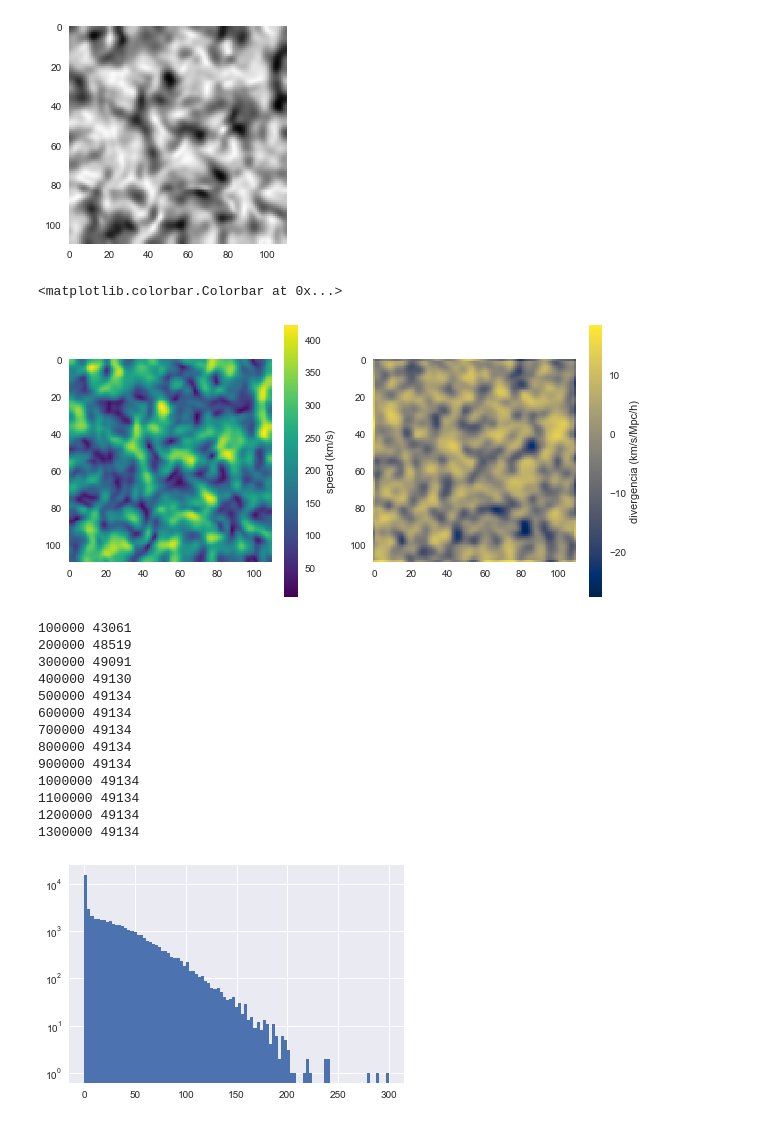
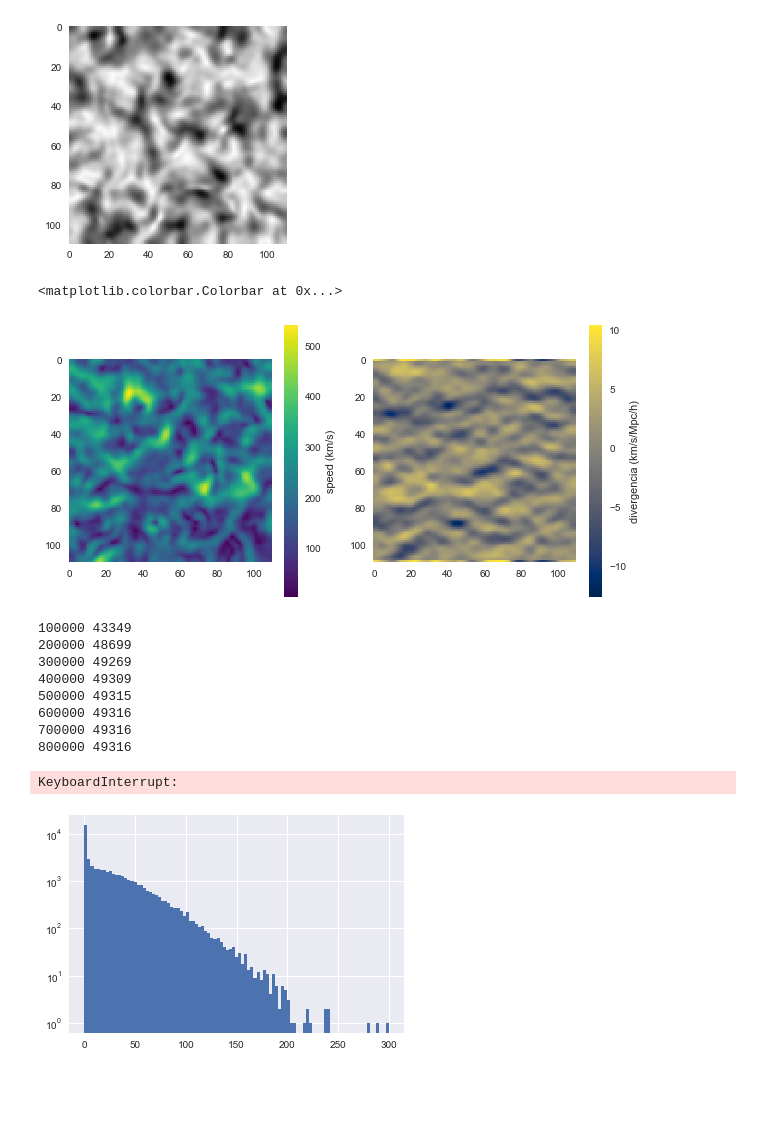
Before and after one commit to forero/abacus, a Jupyter notebook: nb/velocity_fields.ipynb, the cells around one changed output. Cells and saved outputs as stored; diff of their text form; code cells hidden in the pictures; blank space fills up the shorter version.

```diff
--- a/nb/velocity_fields.ipynb
+++ b/nb/velocity_fields.ipynb
@@ -107,21 +107,21 @@ plt.grid(False)
 [figure]
 # %%
 div_x = np.zeros(np.shape(vel_x_grid_smooth))
-div_x[1:-1,:,:] = (vel_x_grid_smooth[2:,:,:] - vel_x_grid_smooth[0:-2,:,:])/(2.0*L_cell)
-div_x[0,:,:] = (vel_x_grid_smooth[-1,:,:] - vel_x_grid_smooth[1,:,:])/(2.0*L_cell)
+div_x[1:-1,:,:] = (vel_x_grid_smooth[2:,:,:] - vel_x_grid_smooth[:-2,:,:])/(2.0*L_cell)
+div_x[0,:,:] = (vel_x_grid_smooth[1,:,:] - vel_x_grid_smooth[-1,:,:])/(2.0*L_cell)
 div_x[-1,:,:] = (vel_x_grid_smooth[0,:,:] - vel_x_grid_smooth[-2,:,:])/(2.0*L_cell)
 
 div_y = np.zeros(np.shape(vel_y_grid_smooth))
-div_y[:,1:-1,:] = (vel_y_grid_smooth[:,2:,:] - vel_y_grid_smooth[:,0:-2,:])/(2.0*L_cell)
-div_y[:,0,:] = (vel_y_grid_smooth[:,-1,:] - vel_y_grid_smooth[:,1,:])/(2.0*L_cell)
+div_y[:,1:-1,:] = (vel_y_grid_smooth[:,2:,:] - vel_y_grid_smooth[:,:-2,:])/(2.0*L_cell)
+div_y[:,0,:] = (vel_y_grid_smooth[:,1,:] - vel_y_grid_smooth[:,-1,:])/(2.0*L_cell)
 div_y[:,-1,:] = (vel_y_grid_smooth[:,0,:] - vel_y_grid_smooth[:,-2,:])/(2.0*L_cell)
 
 div_z = np.zeros(np.shape(vel_z_grid_smooth))
-div_z[:,:,1:-1] = (vel_z_grid_smooth[:,:,2:] - vel_z_grid_smooth[:,:,0:-2])/(2.0*L_cell)
-div_z[:,:,0] = (vel_z_grid_smooth[:,:,-1] - vel_z_grid_smooth[:,:,1])/(2.0*L_cell)
+div_z[:,:,1:-1] = (vel_z_grid_smooth[:,:,2:] - vel_z_grid_smooth[:,:,:-2])/(2.0*L_cell)
+div_z[:,:,0] = (vel_z_grid_smooth[:,:,1] - vel_z_grid_smooth[:,:,-1])/(2.0*L_cell)
 div_z[:,:,-1] = (vel_z_grid_smooth[:,:,0] - vel_z_grid_smooth[:,:,-2])/(2.0*L_cell)
 
-div = div_x + div_y + div_z
+div = div_y #+ #div_y #+ div_z
 
 #div_x[0,1:-1,1:-1] = (vel_x_grid_smooth[1,1:-1,1:-1] - vel_x_grid_smooth[-1,1:-1,1:-1])/(2.0*L_cell)
 #div_x[1:-1,0,1:-1] = (vel_x_grid_smooth[1,1:-1,1:-1] - vel_x_grid_smooth[-1,1:-1,1:-1])/(2.0*L_cell)
@@ -131,21 +131,21 @@ div = np.load('div_test.npy')
 # %%
 z_slice = 81
 plt.figure(figsize=(10,5))
 
 
 plt.subplot(1,2,1)
-plt.imshow(v_norm[:,:,z_slice], cmap='viridis')
+plt.imshow(v_norm[z_slice,:,:], cmap='viridis')
 plt.grid(False)
 plt.colorbar(label='speed (km/s)')
 
 
 plt.subplot(1,2,2)
-plt.imshow(div[:,:,z_slice], cmap='cividis')
+plt.imshow(div[z_slice,:,:], cmap='cividis')
 plt.grid(False)
 plt.colorbar(label='divergencia (km/s/Mpc/h)')
 # %% [output]
 <matplotlib.colorbar.Colorbar at 0x...>
-[figure, old version]
+[figure, new version]
 # %%
 sort_index = np.argsort(div.flatten())
 watershed_group = np.ones((N_side,N_side,N_side), dtype=int)*-1
@@ -182,19 +182,15 @@ for l in sort_index:
     if((n_cell%100000)==0):
         print(n_cell,n_group)
 # %% [output]
-100000 43061
-200000 48519
-300000 49091
-400000 49130
-500000 49134
-600000 49134
-700000 49134
-800000 49134
-900000 49134
-1000000 49134
-1100000 49134
-1200000 49134
-1300000 49134
+100000 43349
+200000 48699
+300000 49269
+400000 49309
+500000 49315
+600000 49316
+700000 49316
+800000 49316
+KeyboardInterrupt:
 # %%
 f = watershed_group.flatten()
 f = f[f!=-1]
```
Also changed, not shown: 2 other files.
